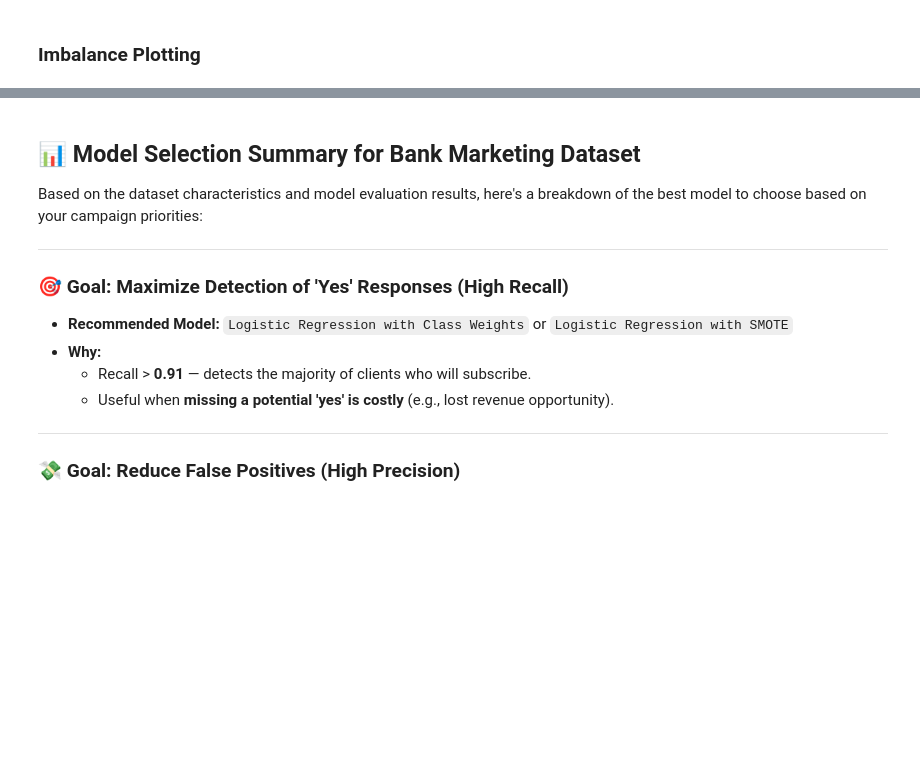
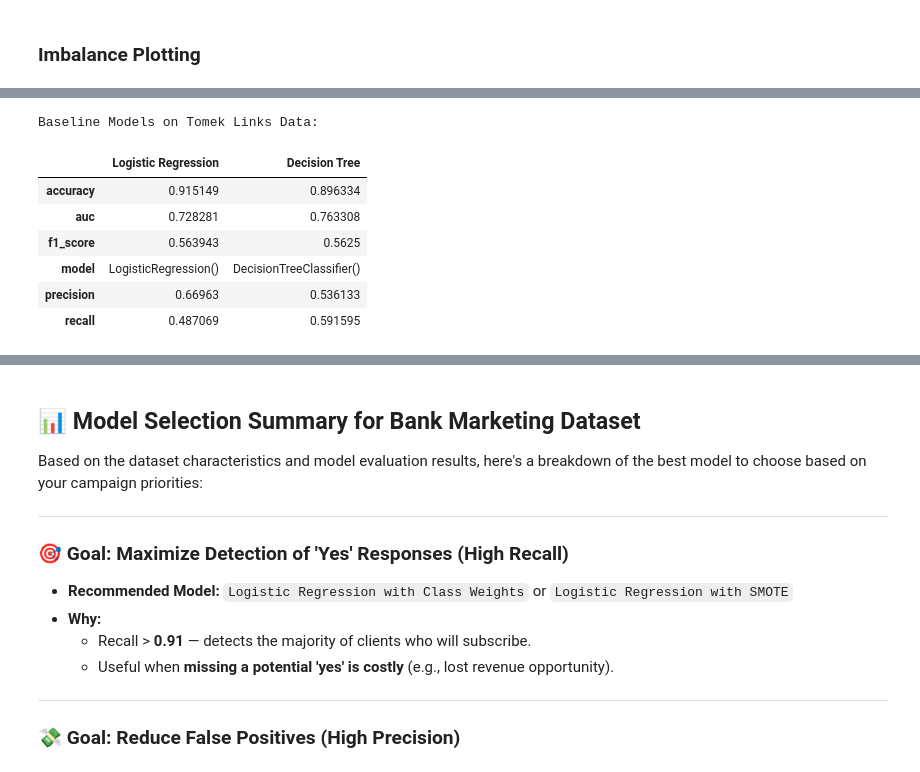
Before and after one commit to hathimazman/MachineLearning_Project2, a Jupyter notebook: Project.ipynb, the cells around one changed output, grey strips where cells are left out. Cells and saved outputs as stored; diff of their text form; code cells hidden in the pictures; blank space fills up the shorter version.

```diff
--- a/Project.ipynb
+++ b/Project.ipynb
@@ -488 +426,14 @@ Baseline Models on RUS Data:
+# %%
+tomek = test_model(X_train_tl, X_test_processed, y_train_tl, y_test)
+print("Baseline Models on Tomek Links Data:")
+tomek
+# %% [output]
+Baseline Models on Tomek Links Data:
+|  | Logistic Regression | Decision Tree |
+| accuracy | 0.915149 | 0.896334 |
+| auc | 0.728281 | 0.763308 |
+| f1_score | 0.563943 | 0.5625 |
+| model | LogisticRegression() | DecisionTreeClassifier() |
+| precision | 0.66963 | 0.536133 |
+| recall | 0.487069 | 0.591595 |
 # %%
```
Also changed, not shown: parts of 20 cells of this notebook.
